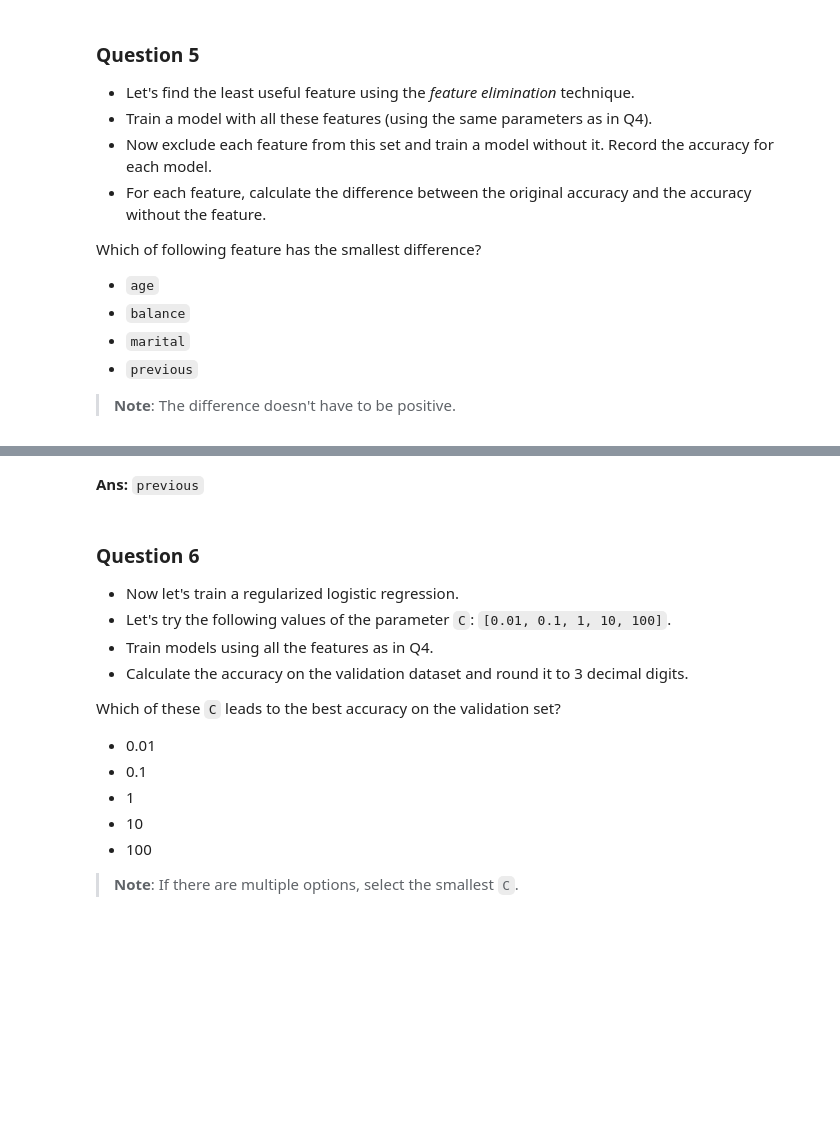
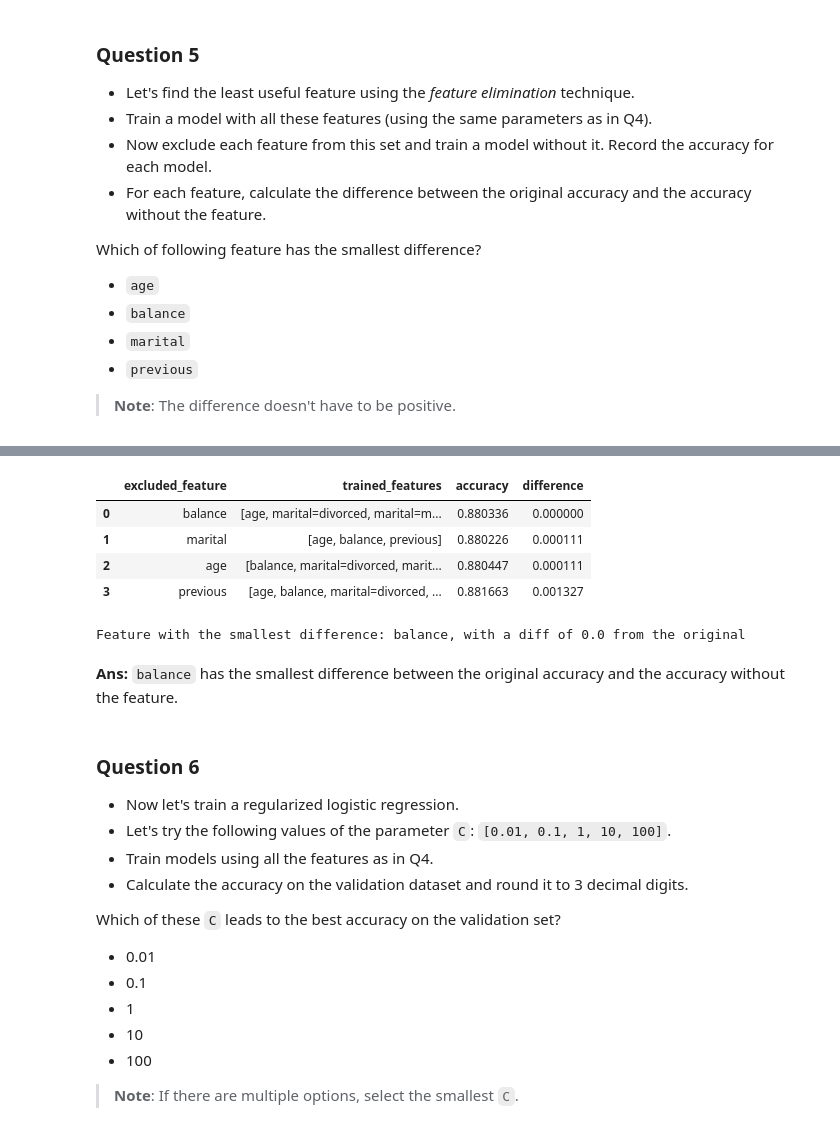
Before and after one commit to wanyingng/machine-learning-zoomcamp-2024, a Jupyter notebook: 03-classification/homework.ipynb, the cells around one changed output, grey strips where cells are left out. Saved outputs shown, nothing was run; the diff lists cells and outputs as text; code cells hidden in the pictures; blank space fills up the shorter version.

```diff
--- a/03-classification/homework.ipynb
+++ b/03-classification/homework.ipynb
@@ -616,0 +667,10 @@ What accuracy did you get?
+# %%
+# Fit the model on the training dataset
+
+# Ensure results are reproducible across different versions of Scikit-Learn
+model = LogisticRegression(solver='liblinear', C=1.0, max_iter=1000, random_state=42)
+model.fit(X_train, y_train)
+
+# Calculate accuracy on the validation dataset
+y_pred_val = model.predict(X_val)
+y_pred_val
@@ -634,0 +737,28 @@ Which of following feature has the smallest difference?
+# %%
+results = []
+
+for feature in filter_list:
+    dv = DictVectorizer(sparse=False)
+
+    train_dict = df_train[filter_list].drop(columns=feature).to_dict(orient="records")
+    X_train = dv.fit_transform(train_dict)
+
+    val_dict = df_val[filter_list].drop(columns=feature).to_dict(orient="records")
+    X_val = dv.transform(val_dict)
+
+    model = LogisticRegression(solver='liblinear', C=1.0, max_iter=1000, random_state=42)
+    model.fit(X_train, y_train)
+
+    y_pred_val = model.predict(X_val)
+    accuracy = accuracy_score(y_val, y_pred_val)
+    # accuracy = (y_val == y_pred_val).mean()
+    diff = abs(accuracy - baseline_accuracy)
+    elimination_dict = {
+        "excluded_feature": feature,
+        "trained_features": list(dv.get_feature_names_out()),
+        "accuracy": accuracy,
+        "difference": diff,
+    }
+    results.append(elimination_dict)
+
+results
@@ -635,5 +783,19 @@ Which of following feature has the smallest difference?
+# %%
+df_results = pd.DataFrame(data=results)
+df_results = df_results.sort_values(by='difference').reset_index(drop=True)
+df_results
+# %% [output]
+|  | excluded_feature | trained_features | accuracy | difference |
+| 0 | balance | [age, marital=divorced, marital=m... | 0.880336 | 0.000000 |
+| 1 | marital | [age, balance, previous] | 0.880226 | 0.000111 |
+| 2 | age | [balance, marital=divorced, marit... | 0.880447 | 0.000111 |
+| 3 | previous | [age, balance, marital=divorced, ... | 0.881663 | 0.001327 |
+# %%
+print(f"Feature with the smallest difference: {df_results.iloc[0]['excluded_feature']}, with a diff of {round(df_results.iloc[0]['difference'], 4)} from the original")
+# %% [output]
+Feature with the smallest difference: balance, with a diff of 0.0 from the original
 # %% [markdown]
-**Ans:** `previous`
+**Ans:** `balance` has the smallest difference between the original accuracy and the accuracy without the feature.
 # %% [markdown]
 ### Question 6
 
```
Also changed, not shown: parts of 16 cells of this notebook.
